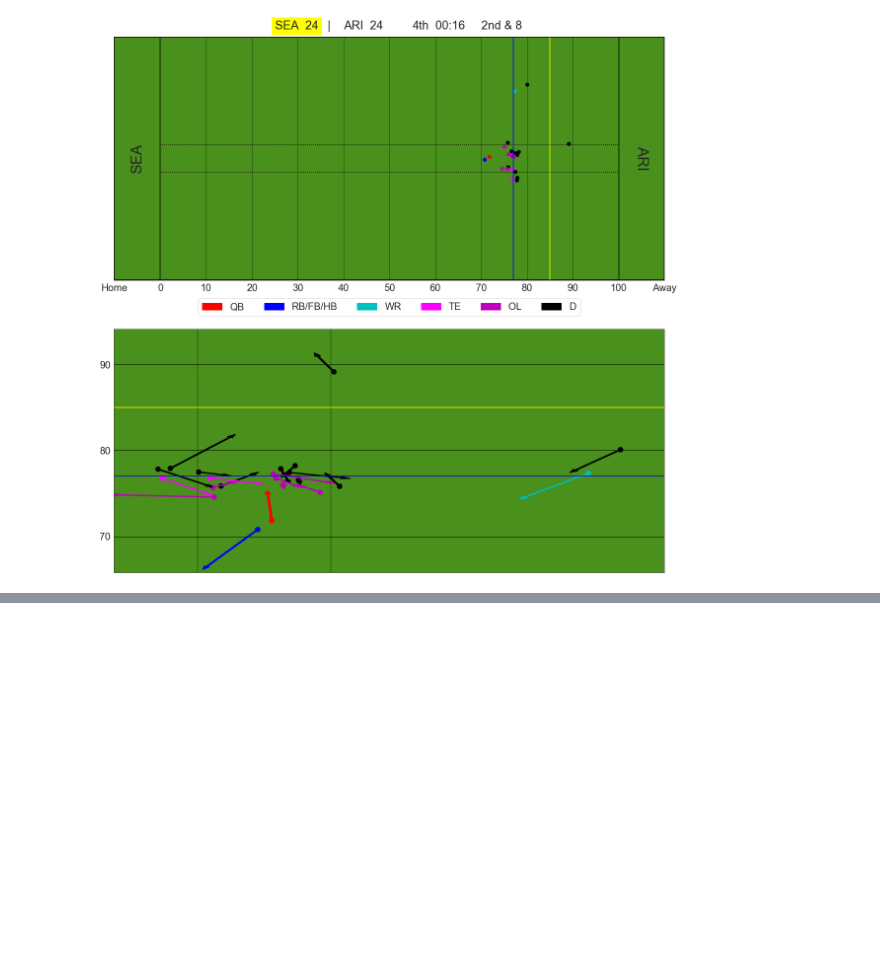
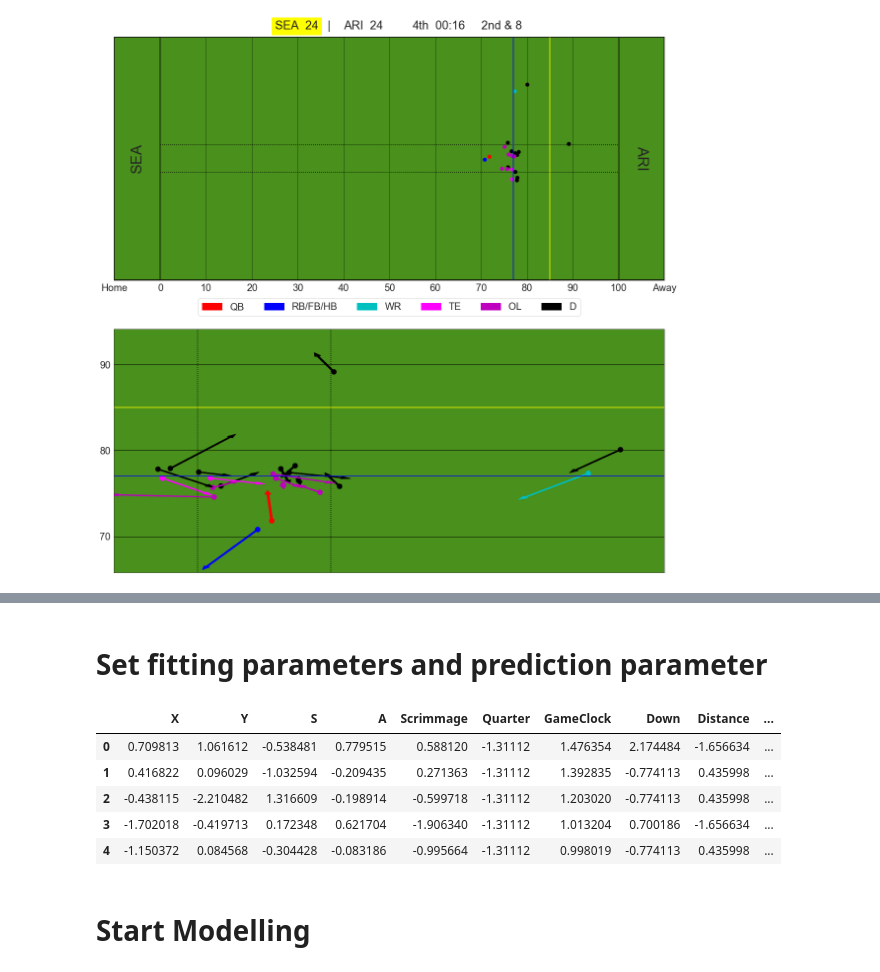
Before and after one commit to defoote/NFL, a Jupyter notebook: NFL.ipynb, the cells around one changed output, grey strips where cells are left out. Cells and saved outputs as stored; diff of their text form; code cells hidden in the pictures; blank space fills up the shorter version.

```diff
--- a/NFL.ipynb
+++ b/NFL.ipynb
@@ -348,0 +558,14 @@ ax[1].set_ylim(min(play['X']-5,),max(play['X']+5))
+# %%
+rushers['ToScrimmage'] = rushers['X'].sub(rushers['Scrimmage'])
+# %% [markdown]
+# Set fitting parameters and prediction parameter
+# %%
+rushers_fit_params = rushers[['X','Y','S','A','Scrimmage','Quarter','GameClock','Down','Distance',
+         'DefendersInTheBox','StadiumType','Turf','GameWeather','NearestDefender',
+         'ScoreDifferential','ToScrimmage','Yards']]
+rushers_fit_params = rushers_fit_params.dropna()
+# %%
+x_rushers = rushers_fit_params[['X','Y','S','A','Scrimmage','Quarter','GameClock','Down','Distance',
+         'DefendersInTheBox','StadiumType','Turf','GameWeather','NearestDefender',
+         'ScoreDifferential','ToScrimmage']]
+y_rushers = rushers_fit_params['Yards']
@@ -348,0 +574,18 @@ ax[1].set_ylim(min(play['X']-5,),max(play['X']+5))
+# %%
+x_rushers_no_dummies = x_rushers.drop(['StadiumType','Turf','GameWeather'],axis=1)
+# %%
+scaler = StandardScaler()
+x_rushers_standard = scaler.fit_transform(x_rushers_no_dummies)
+x_rushers_standard = pd.DataFrame(x_rushers_standard,columns=x_rushers_no_dummies.columns)
+x_rushers_standard['Turf'] = x_rushers['Turf'].to_list() #? on to_list
+x_rushers_standard['GameWeather'] = x_rushers['GameWeather'].to_list()
+x_rushers_standard['StadiumType'] = x_rushers['StadiumType'].to_list()
+
+x_rushers_standard.head()
+# %% [output]
+|  | X | Y | S | A | Scrimmage | Quarter | GameClock | Down | Distance | ... |
+| 0 | 0.709813 | 1.061612 | -0.538481 | 0.779515 | 0.588120 | -1.31112 | 1.476354 | 2.174484 | -1.656634 | ... |
+| 1 | 0.416822 | 0.096029 | -1.032594 | -0.209435 | 0.271363 | -1.31112 | 1.392835 | -0.774113 | 0.435998 | ... |
+| 2 | -0.438115 | -2.210482 | 1.316609 | -0.198914 | -0.599718 | -1.31112 | 1.203020 | -0.774113 | 0.435998 | ... |
+| 3 | -1.702018 | -0.419713 | 0.172348 | 0.621704 | -1.906340 | -1.31112 | 1.013204 | 0.700186 | -1.656634 | ... |
+| 4 | -1.150372 | 0.084568 | -0.304428 | -0.083186 | -0.995664 | -1.31112 | 0.998019 | -0.774113 | 0.435998 | ... |
@@ -348,0 +594,2 @@ ax[1].set_ylim(min(play['X']-5,),max(play['X']+5))
+# %% [markdown]
+# Start Modelling
```
Also changed, not shown: parts of 25 cells of this notebook.
